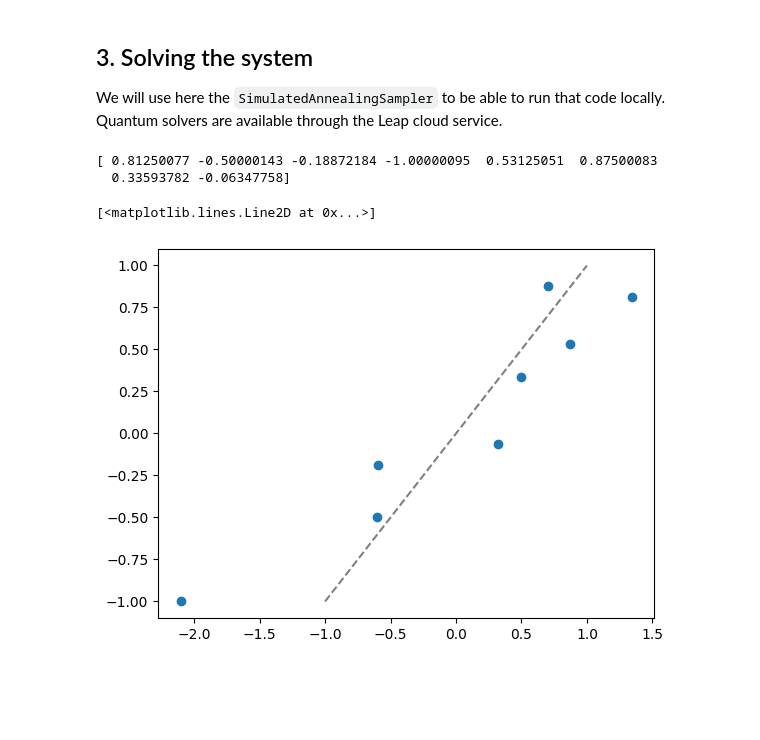
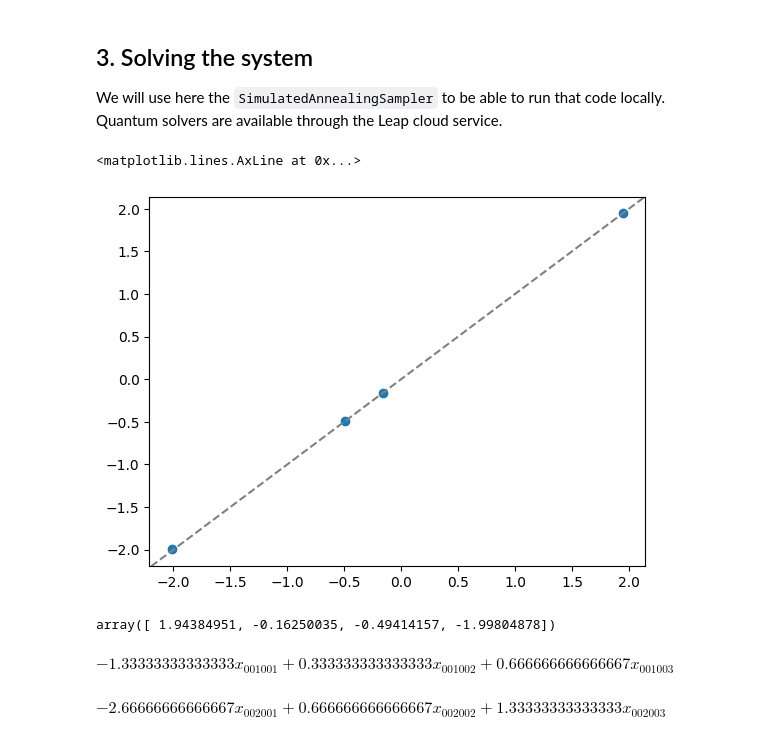
Before and after one commit to QuantumApplicationLab/qubops, a Jupyter notebook: example/qubols.ipynb, the cells around one changed output. Saved outputs shown, nothing was run; the diff lists cells and outputs as text; code cells hidden in the pictures; blank space fills up the shorter version.

Commit message:
added ranged encodings

```diff
--- a/example/qubols.ipynb
+++ b/example/qubols.ipynb
@@ -3,11 +3,12 @@
 # %%
 import numpy as np
 # %%
-A = np.random.rand(8,8)
+size = 4
+A = np.random.rand(size,size)
 A = 0.5*(A+A.T)
 # A /= np.linalg.norm(A)
 # %%
-b = 0.1 * np.random.rand(8,1)
+b = 0.1 * np.random.rand(size,1)
 b /= np.linalg.norm(b)
 # %% [markdown]
 ## Classical Solution
@@ -58,19 +59,18 @@ We can ignore the last terms as it doesn't contribute to the optimization proces
 We will use here the `SimulatedAnnealingSampler` to be able to run that code locally. Quantum solvers are available through the Leap cloud service.
 # %%
 from qubols.qubols import QUBOLS
-from qubols.encodings import  EfficientEncoding
-options = {'num_reads':100, 'num_qbits':21, 'encoding':EfficientEncoding}
+from qubols.encodings import RangedEfficientEncoding
+options = {'num_reads':100, 'num_qbits':21, 'encoding': RangedEfficientEncoding, 'range':[3,0.2,0.5,3]}
 qubols= QUBOLS(options)
 sol_num = qubols.solve(A, b)
-# %%
-print(sol_num)
-# %% [output]
-[ 0.81250077 -0.50000143 -0.18872184 -1.00000095  0.53125051  0.87500083
-  0.33593782 -0.06347758]
 # %%
 import matplotlib.pyplot as plt
 plt.scatter(npsol, sol_num)
-plt.plot([-1,1],[-1,1],'--',c='gray')
+plt.axline( (0,0),slope=1,linestyle='--',color='gray')
 # %% [output]
-[<matplotlib.lines.Line2D at 0x...>]
+<matplotlib.lines.AxLine at 0x...>
-[figure, old version]
+[figure, new version]
+# %%
+sol_num
+# %% [output]
+array([ 1.94384951, -0.16250035, -0.49414157, -1.99804878])
@@ -76,0 +85,8 @@ plt.plot([-1,1],[-1,1],'--',c='gray')
+# %%
+sol.encoded_reals[0].create_polynom()
+# %% [output]
+$\displaystyle - 1.33333333333333 x_{001 001} + 0.333333333333333 x_{001 002} + 0.666666666666667 x_{001 003}$
+# %%
+sol.encoded_reals[1].create_polynom()
+# %% [output]
+$\displaystyle - 2.66666666666667 x_{002 001} + 0.666666666666667 x_{002 002} + 1.33333333333333 x_{002 003}$
```
Also changed, not shown: parts of 1 cell of this notebook, 3 other files.
